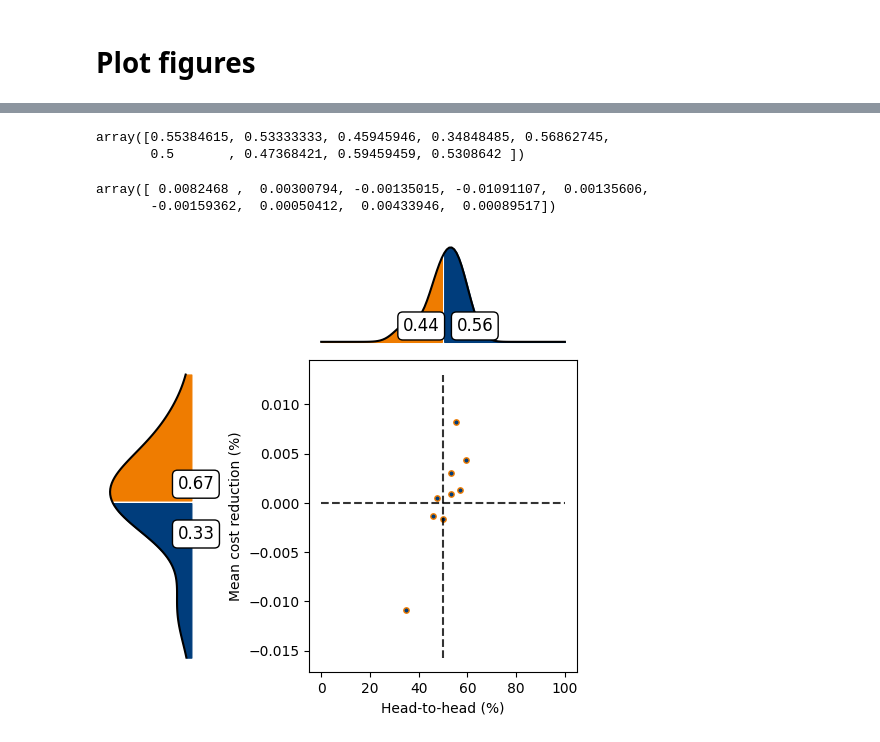
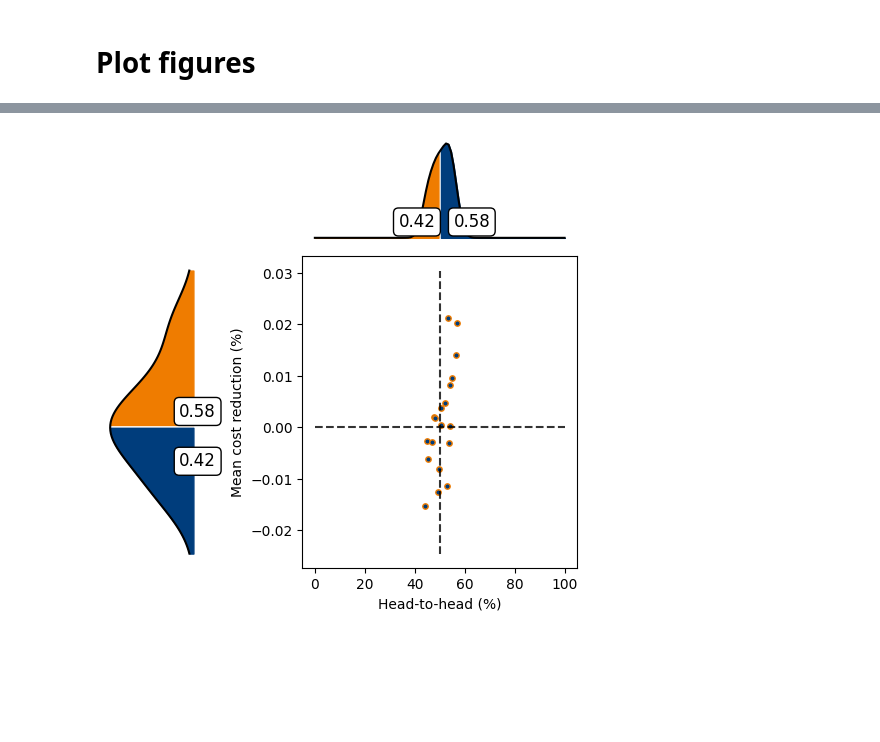
Before and after one commit to xunzhang-sjtu/Decision_Driven_Regularization, a Jupyter notebook: ShortestPath/Test_Main.ipynb, the cells around one changed output, grey strips where cells are left out. Cells and saved outputs as stored; diff of their text form; code cells hidden in the pictures; blank space fills up the shorter version.

```diff
--- a/ShortestPath/Test_Main.ipynb
+++ b/ShortestPath/Test_Main.ipynb
@@ -11,8 +11,8 @@ from rsome import grb_solver as grb
 import rsome as rso
 from rsome import cpt_solver as cpt
 # %%
-# data_generation_process = "SPO_Data_Generation"
-data_generation_process = "DDR_Data_Generation"
+data_generation_process = "SPO_Data_Generation"
+# data_generation_process = "DDR_Data_Generation"
 # %% [markdown]
 # Parameters
 # %%
@@ -23,7 +23,7 @@ num_train = 100 # number of training data
 num_feat = 5 # size of feature
 num_test = 1000
 deg = 1.0 # polynomial degree
-e = 100 # scale of normal std or the range of uniform. For the error term
+e = 0.5 # scale of normal std or the range of uniform. For the error term
 
 lower = 0 # coef lower bound
 upper = 1 # coef upper bound
@@ -236,19 +294,19 @@ seed= 9 ,mu= 0.85 regret= [-6.8400e-02  9.0000e-04 -1.3190e-01 -8.1600e-02  1.12
 # %%
-# seed = 1
-# lamb = 15
-# cost_OLS_esti = x_test_all[seed] @ np.asarray(W_ols_all[seed]).T + w0_ols_all[seed]
-# cost_DDR_esti = x_test_all[seed] @ np.asarray(W_ddr_all[seed,mu][lamb]).T + w0_ddr_all[seed,mu][lamb]
+seed = 1
+lamb = 1
+cost_OLS_esti = x_test_all[seed] @ np.asarray(W_ols_all[seed]).T + w0_ols_all[seed]
+cost_DDR_esti = x_test_all[seed] @ np.asarray(W_ddr_all[seed,mu][lamb]).T + w0_ddr_all[seed,mu][lamb]
 
-# S_test_index = 3
-# print("cost_DDR_esti=",cost_DDR_esti[S_test_index,])
+S_test_index = 3
+print("cost_DDR_esti=",np.round(cost_DDR_esti[S_test_index,],2))
 # print("cost:(0,1)-->(1,3) = ",cost_DDR_esti[S_test_index,0] + cost_DDR_esti[S_test_index,2])
 # print("cost:(0,2)-->(2,3) = ",cost_DDR_esti[S_test_index,1] + cost_DDR_esti[S_test_index,3])
 
-# print("cost_OLS_esti=",cost_OLS_esti[S_test_index,])
+print("cost_OLS_esti=",np.round(cost_OLS_esti[S_test_index,],2))
 # print("cost:(0,1)-->(1,3) = ",cost_OLS_esti[S_test_index,0] + cost_OLS_esti[S_test_index,2])
 # print("cost:(0,2)-->(2,3) = ",cost_OLS_esti[S_test_index,1] + cost_OLS_esti[S_test_index,3])
 
 
-# print("cost_Oracle=",c_test_all[seed][S_test_index])
+print("cost_Oracle=",np.round(c_test_all[seed][S_test_index],2))
 # print("cost:(0,1)-->(1,3) = ",c_test_all[seed][S_test_index,0] + c_test_all[seed][S_test_index,2])
 # print("cost:(0,2)-->(2,3) = ",c_test_all[seed][S_test_index,1] + c_test_all[seed][S_test_index,3])
@@ -291,11 +359,12 @@ def cross_compare2plus(c_item, c_base, c_oracle):
     return lbel, win_ratio, regret_reduction
 # %%
 H2H_DDR_vs_OLS_all = {}; regret_reduction_DDR_vs_OLS_all = {}
-for lamb in lamb_all:
-    H2H_DDR_vs_OLS_arr = np.zeros(len(seed_all)); regret_reduction_DDR_vs_OLS_arr = np.zeros(len(seed_all))
-    seed_index = 0
-    print("lamb = ",lamb)
-    for seed in seed_all:
-        lbel, H2H_DDR_vs_OLS_arr[seed_index], regret_reduction_DDR_vs_OLS_arr[seed_index] = cross_compare2plus(cost_DDR_all[seed,mu][lamb],cost_OLS_all[seed], cost_Oracle_all[seed])
-        seed_index = seed_index + 1
-    H2H_DDR_vs_OLS_all[mu,lamb] = H2H_DDR_vs_OLS_arr; regret_reduction_DDR_vs_OLS_all[mu,lamb] = regret_reduction_DDR_vs_OLS_arr
+for mu in mu_all:
+    for lamb in lamb_all:
+        H2H_DDR_vs_OLS_arr = np.zeros(len(seed_all)); regret_reduction_DDR_vs_OLS_arr = np.zeros(len(seed_all))
+        seed_index = 0
+        # print("lamb = ",lamb)
+        for seed in seed_all:
+            lbel, H2H_DDR_vs_OLS_arr[seed_index], regret_reduction_DDR_vs_OLS_arr[seed_index] = cross_compare2plus(cost_DDR_all[seed,mu][lamb],cost_OLS_all[seed], cost_Oracle_all[seed])
+            seed_index = seed_index + 1
+        H2H_DDR_vs_OLS_all[mu,lamb] = H2H_DDR_vs_OLS_arr; regret_reduction_DDR_vs_OLS_all[mu,lamb] = regret_reduction_DDR_vs_OLS_arr
@@ -326,18 +376,9 @@ array([10, 12, 14, 16, 18, 20, 22, 24, 26, 28, 30, 32, 34, 36, 38, 40, 42,
-# %%
-H2H_DDR_vs_OLS_all[mu,lamb]
-# %% [output]
-array([0.55384615, 0.53333333, 0.45945946, 0.34848485, 0.56862745,
-       0.5       , 0.47368421, 0.59459459, 0.5308642 ])
-# %%
-regret_reduction_DDR_vs_OLS_all[mu,lamb]
-# %% [output]
-array([ 0.0082468 ,  0.00300794, -0.00135015, -0.01091107,  0.00135606,
-       -0.00159362,  0.00050412,  0.00433946,  0.00089517])
 # %%
-lamb = 12
+mu = 0.1
+lamb = 0.1
 import Figures
 Figures.figure_plot_upleft(H2H_DDR_vs_OLS_all[mu,lamb]*100, regret_reduction_DDR_vs_OLS_all[mu,lamb], "", size = (5, 5), move = [-0.12, 0.04, 0.35, 0.55],
                     ysame = 0, yrange = [6,6], sublabel = '', ypio = 0)
 # %% [output]
-[figure, old version]
+[figure, new version]
 # %%
```
Also changed, not shown: parts of 18 cells of this notebook.
